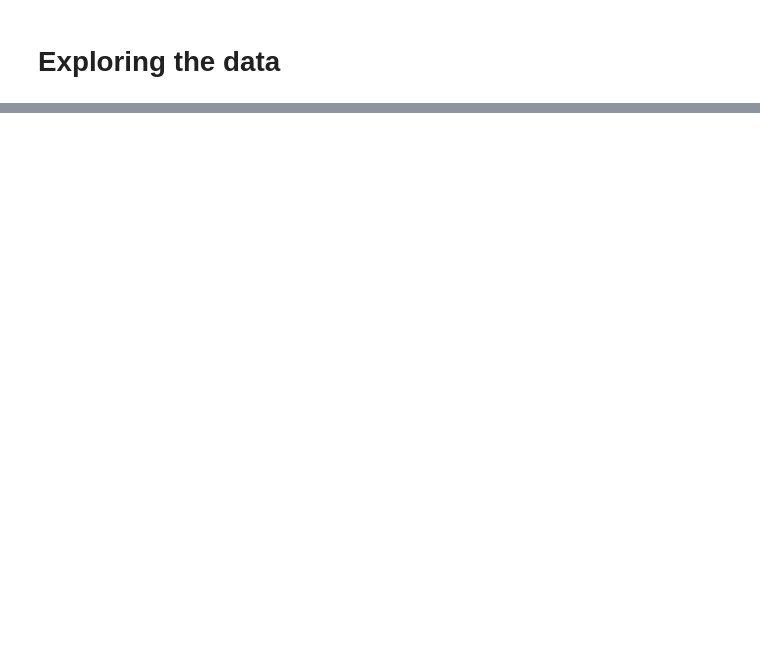
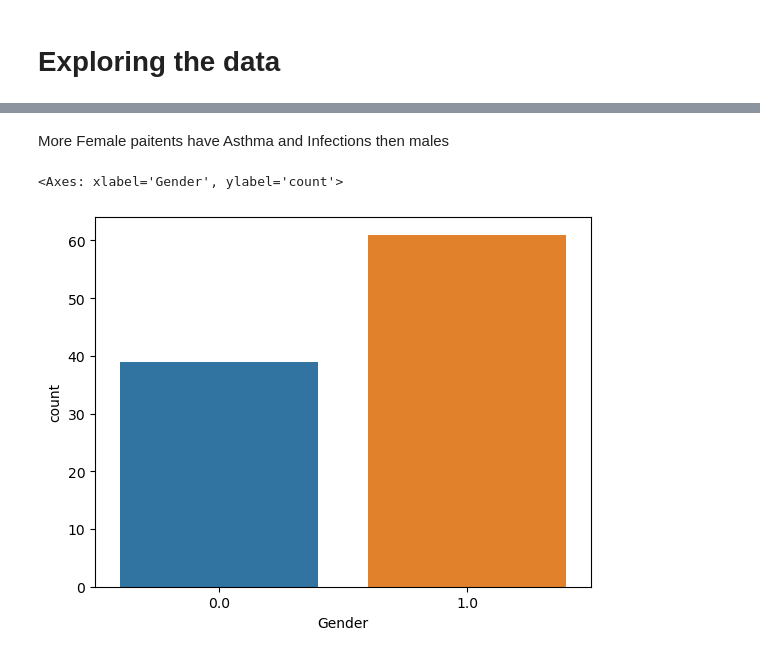
Before and after one commit to ThankiJay/Exasens, a Jupyter notebook: EDA.ipynb, the cells around one changed output, grey strips where cells are left out. Drawn from its saved outputs; the diff is of its cells as text; code cells hidden in the pictures; blank space fills up the shorter version.

```diff
--- a/EDA.ipynb
+++ b/EDA.ipynb
@@ -18,0 +37,7 @@ TypeError: read_csv() got an unexpected keyword argument 'ignore_index'
+# %% [markdown]
+More Female paitents have Asthma and Infections then males
+# %%
+sns.countplot(data, x = 'Gender')
+# %% [output]
+<Axes: xlabel='Gender', ylabel='count'>
+[figure, added]
```
Also changed, not shown: parts of 22 cells of this notebook, 5 other files.
